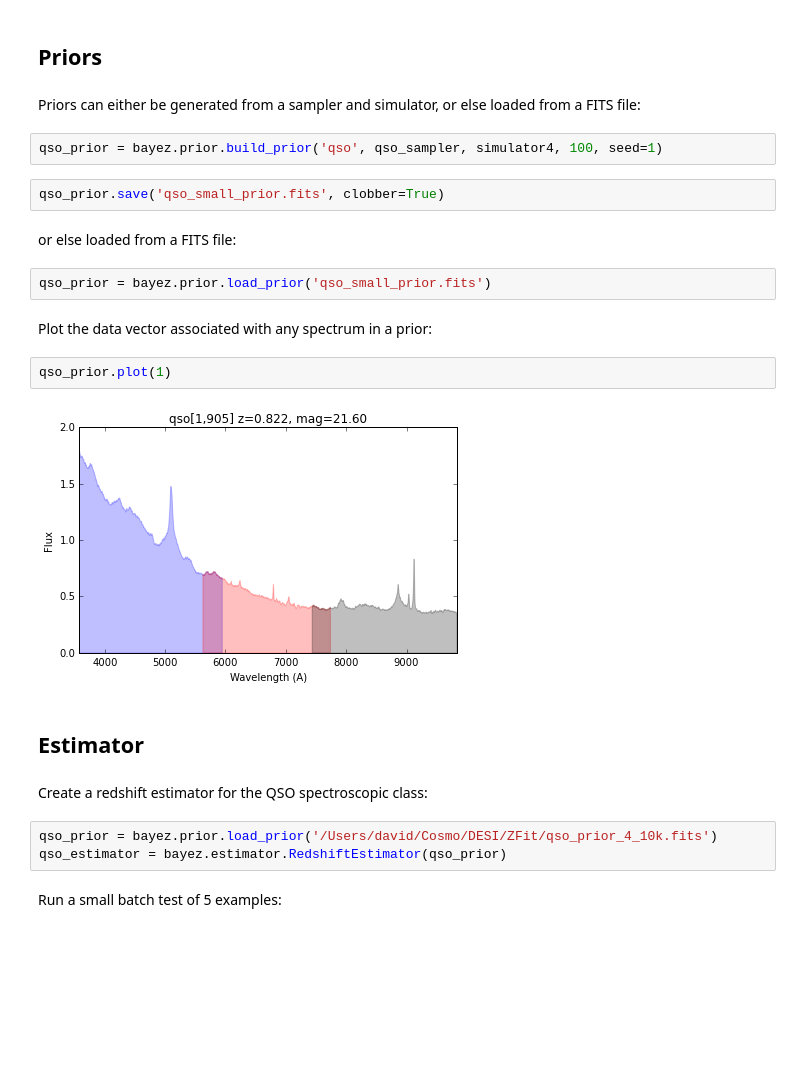
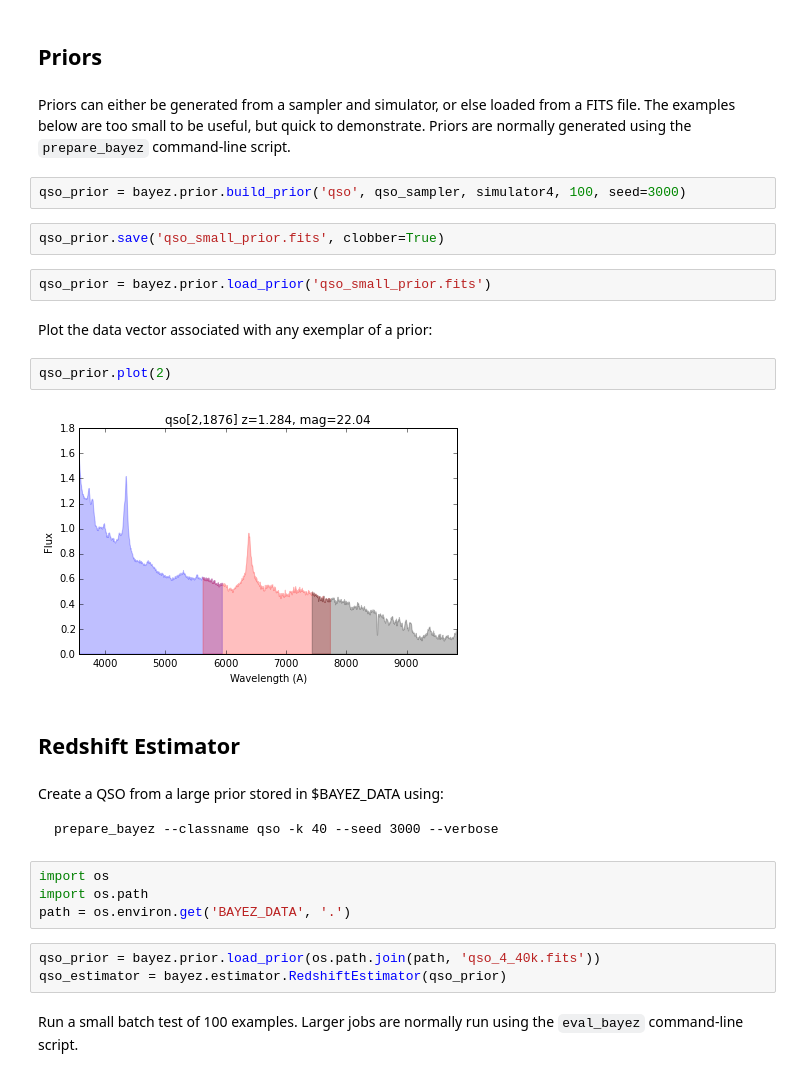
Before and after one commit to dkirkby/bayez, a Jupyter notebook: docs/nb/BayezExamples.ipynb, the cells around one changed output. Drawn from its saved outputs; the diff is of its cells as text; blank space fills up the shorter version.

````diff
--- a/docs/nb/BayezExamples.ipynb
+++ b/docs/nb/BayezExamples.ipynb
@@ -69,28 +76,33 @@ Total length of analysis pixel vector is 1723.
 # %% [markdown]
 ## Priors
 # %% [markdown]
-Priors can either be generated from a sampler and simulator, or else loaded from a FITS file:
+Priors can either be generated from a sampler and simulator, or else loaded from a FITS file.  The examples below are too small to be useful, but quick to demonstrate.  Priors are normally generated using the `prepare_bayez` command-line script.
 # %%
-qso_prior = bayez.prior.build_prior('qso', qso_sampler, simulator4, 100, seed=1)
+qso_prior = bayez.prior.build_prior('qso', qso_sampler, simulator4, 100, seed=3000)
 # %%
 qso_prior.save('qso_small_prior.fits', clobber=True)
-# %% [markdown]
-or else loaded from a FITS file:
 # %%
 qso_prior = bayez.prior.load_prior('qso_small_prior.fits')
 # %% [markdown]
-Plot the data vector associated with any spectrum in a prior:
+Plot the data vector associated with any exemplar of a prior:
 # %%
-qso_prior.plot(1)
+qso_prior.plot(2)
 # %% [output]
-[figure, old version]
+[figure, new version]
 # %% [markdown]
-## Estimator
+## Redshift Estimator
-# %% [markdown]
-Create a redshift estimator for the QSO spectroscopic class:
+# %% [markdown]
+Create a QSO from a large prior stored in $BAYEZ_DATA using:
+```
+prepare_bayez --classname qso -k 40 --seed 3000 --verbose
+```
+# %%
+import os
+import os.path
+path = os.environ.get('BAYEZ_DATA', '.')
 # %%
-qso_prior = bayez.prior.load_prior('/Users/david/Cosmo/DESI/ZFit/qso_prior_4_10k.fits')
+qso_prior = bayez.prior.load_prior(os.path.join(path, 'qso_4_40k.fits'))
 qso_estimator = bayez.estimator.RedshiftEstimator(qso_prior)
 # %% [markdown]
-Run a small batch test of 5 examples:
+Run a small batch test of 100 examples.  Larger jobs are normally run using the `eval_bayez` command-line script.
 # %%
````
Also changed, not shown: parts of 19 cells of this notebook.
